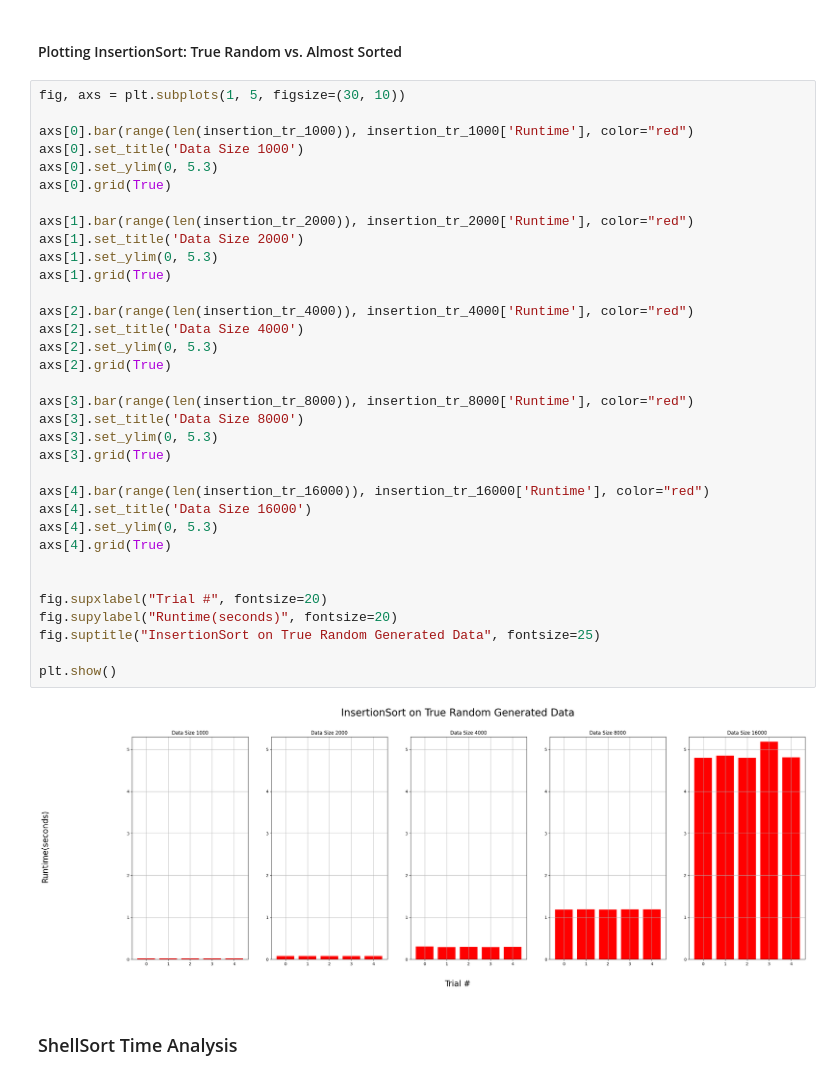
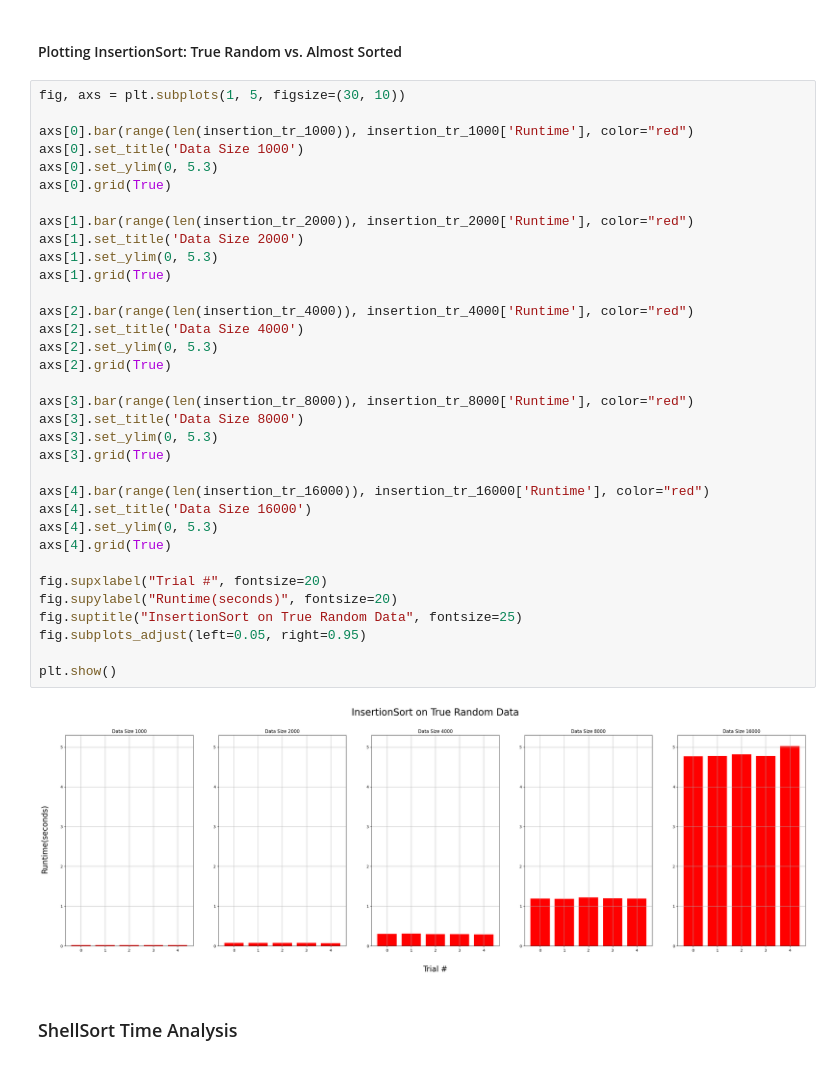
Before and after one commit to pjamespz/SCHOOL-intro-sorts, a Jupyter notebook: figures.ipynb, the cells around one changed output. Drawn from its saved outputs; the diff is of its cells as text.

```diff
--- a/figures.ipynb
+++ b/figures.ipynb
@@ -138,36 +226,36 @@ fig, axs = plt.subplots(1, 5, figsize=(30, 10))
 axs[0].bar(range(len(insertion_tr_1000)), insertion_tr_1000['Runtime'], color="red")
 axs[0].set_title('Data Size 1000')
 axs[0].set_ylim(0, 5.3)
 axs[0].grid(True)
 
 axs[1].bar(range(len(insertion_tr_2000)), insertion_tr_2000['Runtime'], color="red")
 axs[1].set_title('Data Size 2000')
 axs[1].set_ylim(0, 5.3)
 axs[1].grid(True)
 
 axs[2].bar(range(len(insertion_tr_4000)), insertion_tr_4000['Runtime'], color="red")
 axs[2].set_title('Data Size 4000')
 axs[2].set_ylim(0, 5.3)
 axs[2].grid(True)
 
 axs[3].bar(range(len(insertion_tr_8000)), insertion_tr_8000['Runtime'], color="red")
 axs[3].set_title('Data Size 8000')
 axs[3].set_ylim(0, 5.3)
 axs[3].grid(True)
 
 axs[4].bar(range(len(insertion_tr_16000)), insertion_tr_16000['Runtime'], color="red")
 axs[4].set_title('Data Size 16000')
 axs[4].set_ylim(0, 5.3)
 axs[4].grid(True)
 
-
 fig.supxlabel("Trial #", fontsize=20)
 fig.supylabel("Runtime(seconds)", fontsize=20)
-fig.suptitle("InsertionSort on True Random Generated Data", fontsize=25)
+fig.suptitle("InsertionSort on True Random Data", fontsize=25)
+fig.subplots_adjust(left=0.05, right=0.95)
 
 plt.show()
 # %% [output]
-[figure, old version]
+[figure, new version]
 # %% [markdown]
 ### ShellSort Time Analysis
 # %%
```
Also changed, not shown: parts of 14 cells of this notebook, 1 other file.
